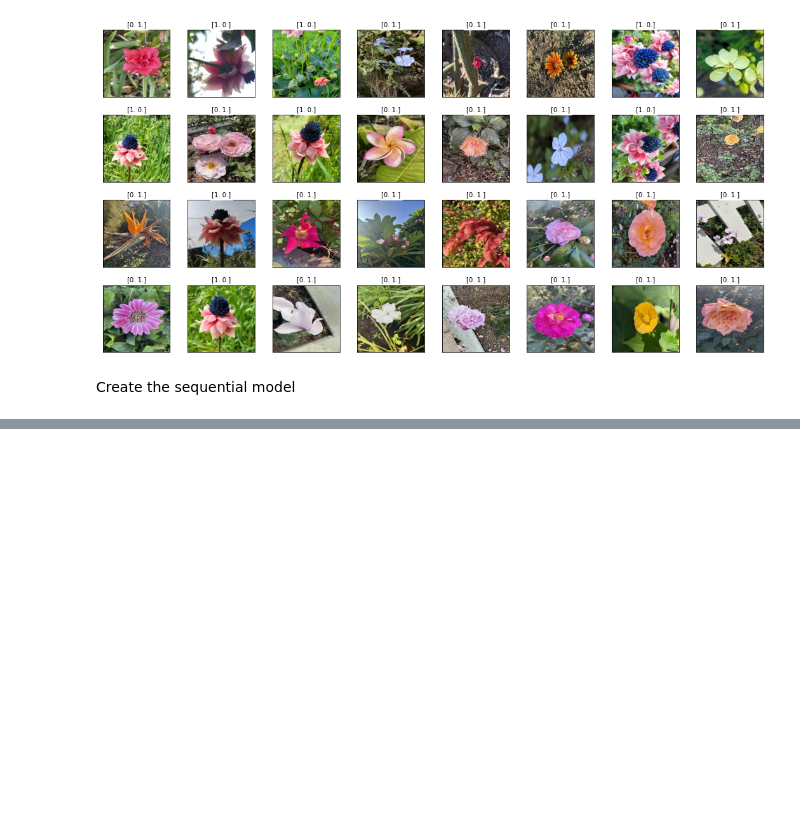
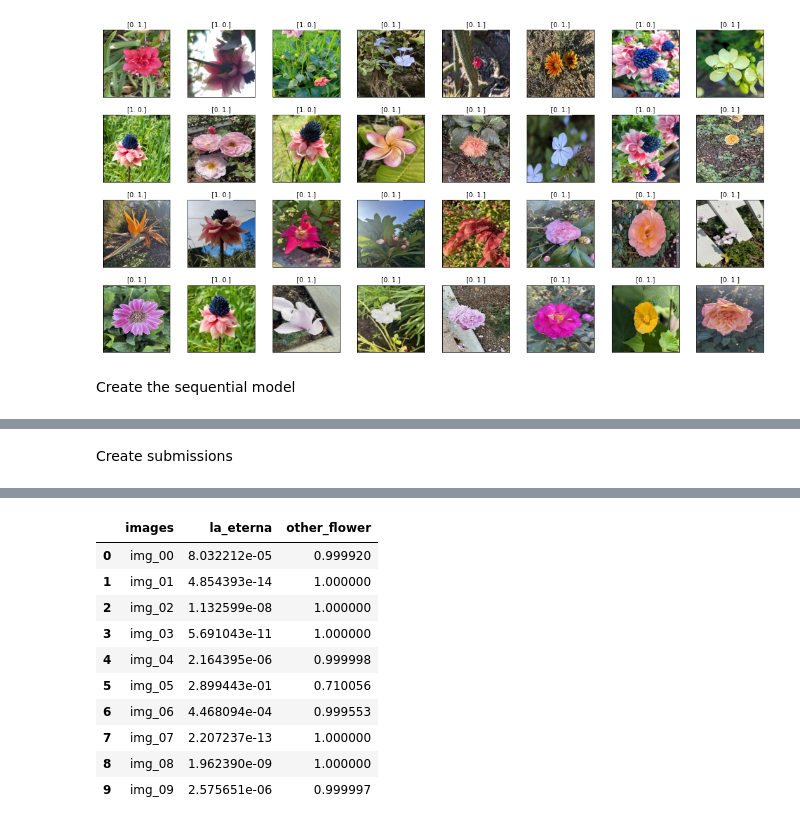
Before and after one commit to trizkynoviandy/flower-image-classification, a Jupyter notebook: flower_image_classification.ipynb, the cells around one changed output, grey strips where cells are left out. Saved outputs shown, nothing was run; the diff lists cells and outputs as text; code cells hidden in the pictures; blank space fills up the shorter version.

```diff
--- a/flower_image_classification.ipynb
+++ b/flower_image_classification.ipynb
@@ -21,7 +25,7 @@ np.random.seed(seed)
 Load the dataset then rescale
 # %%
 train_image_generator = ImageDataGenerator(rescale=1/255, validation_split=0.2)
-test_image_generator = ImageDataGenerator(rescale=1/255)
+submission_image_generator = ImageDataGenerator(rescale=1/255)
 # %%
 training_set = train_image_generator.flow_from_directory(batch_size=32,
                                                    directory="datasets/Train/",
@@ -37,7 +41,7 @@ validation_set = train_image_generator.flow_from_directory(batch_size=32,
                                                    subset="validation",
                                                    class_mode="categorical")
 
-testing_set = test_image_generator.flow_from_directory(batch_size=32,
+submission = submission_image_generator.flow_from_directory(batch_size=32,
                                                    directory="datasets/Test/",
                                                    shuffle=False,
                                                    target_size=(224, 224),
@@ -161,0 +166,2 @@ array([[6.93898133e-11, 1.00000000e+00],
+# %% [markdown]
+Create submissions
@@ -161,0 +170,6 @@ array([[6.93898133e-11, 1.00000000e+00],
+# %%
+onlyfiles = [f.split('.')[0] for f in os.listdir(os.path.join('datasets/Test/image_files')) if os.path.isfile(os.path.join(os.path.join('datasets/Test/image_files'), f))]
+submission_df = pd.DataFrame(onlyfiles, columns =['images'])
+submission_df[['la_eterna','other_flower']] = model.predict(submission)
+submission_df.head(10)
+# %% [output]
@@ -161,0 +177,11 @@ array([[6.93898133e-11, 1.00000000e+00],
+|  | images | la_eterna | other_flower |
+| 0 | img_00 | 8.032212e-05 | 0.999920 |
+| 1 | img_01 | 4.854393e-14 | 1.000000 |
+| 2 | img_02 | 1.132599e-08 | 1.000000 |
+| 3 | img_03 | 5.691043e-11 | 1.000000 |
+| 4 | img_04 | 2.164395e-06 | 0.999998 |
+| 5 | img_05 | 2.899443e-01 | 0.710056 |
+| 6 | img_06 | 4.468094e-04 | 0.999553 |
+| 7 | img_07 | 2.207237e-13 | 1.000000 |
+| 8 | img_08 | 1.962390e-09 | 1.000000 |
+| 9 | img_09 | 2.575651e-06 | 0.999997 |
```
Also changed, not shown: parts of 10 cells of this notebook.
